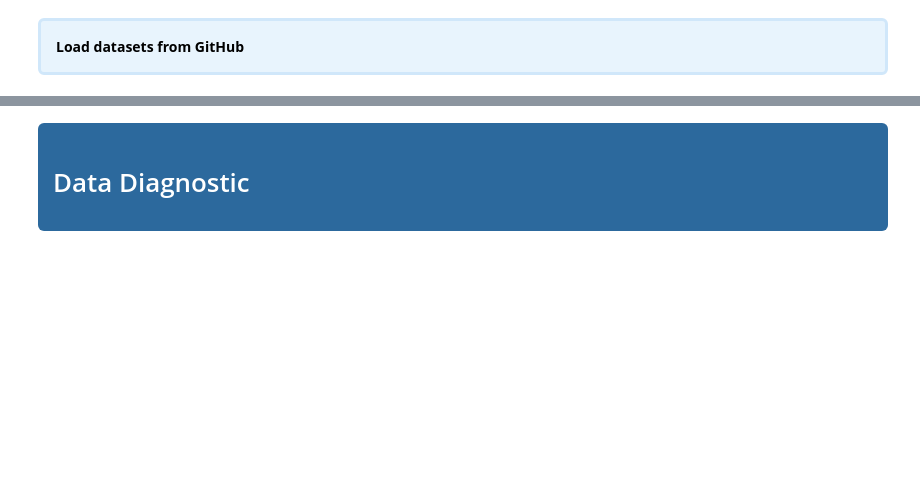
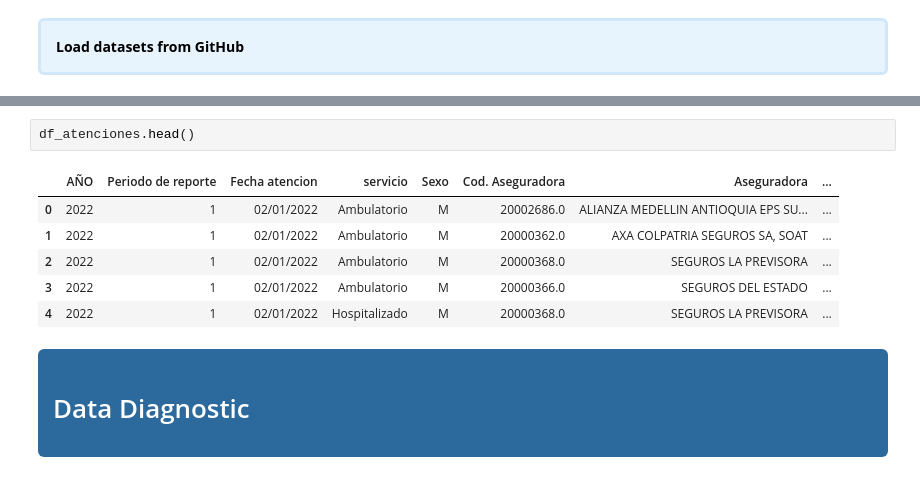
Before and after one commit to JeroHoyos/p-REDbloodDON, a Jupyter notebook: notebooks/1_eda_and_preprocessing.ipynb, the cells around one changed output, grey strips where cells are left out. Saved outputs shown, nothing was run; the diff lists cells and outputs as text; blank space fills up the shorter version.

```diff
--- a/notebooks/1_eda_and_preprocessing.ipynb
+++ b/notebooks/1_eda_and_preprocessing.ipynb
@@ -76,3 +110,12 @@ HTTPError: HTTP Error 404: Not Found
+# %%
+df_atenciones.head()
+# %% [output]
+|  | AÑO | Periodo de reporte | Fecha atencion | servicio | Sexo | Cod. Aseguradora | Aseguradora | ... |
+| 0 | 2022 | 1 | 02/01/2022 | Ambulatorio | M | 20002686.0 | ALIANZA MEDELLIN ANTIOQUIA EPS SU... | ... |
+| 1 | 2022 | 1 | 02/01/2022 | Ambulatorio | M | 20000362.0 | AXA COLPATRIA SEGUROS SA, SOAT | ... |
+| 2 | 2022 | 1 | 02/01/2022 | Ambulatorio | M | 20000368.0 | SEGUROS LA PREVISORA | ... |
+| 3 | 2022 | 1 | 02/01/2022 | Ambulatorio | M | 20000366.0 | SEGUROS DEL ESTADO | ... |
+| 4 | 2022 | 1 | 02/01/2022 | Hospitalizado | M | 20000368.0 | SEGUROS LA PREVISORA | ... |
 # %% [markdown]
 <div style="background-color:#2c699d; color:white; padding:15px; border-radius:6px;">
     <h1 style="margin:0px">Data Diagnostic</h1>
```
Also changed, not shown: parts of 47 cells of this notebook, 7 other files.
